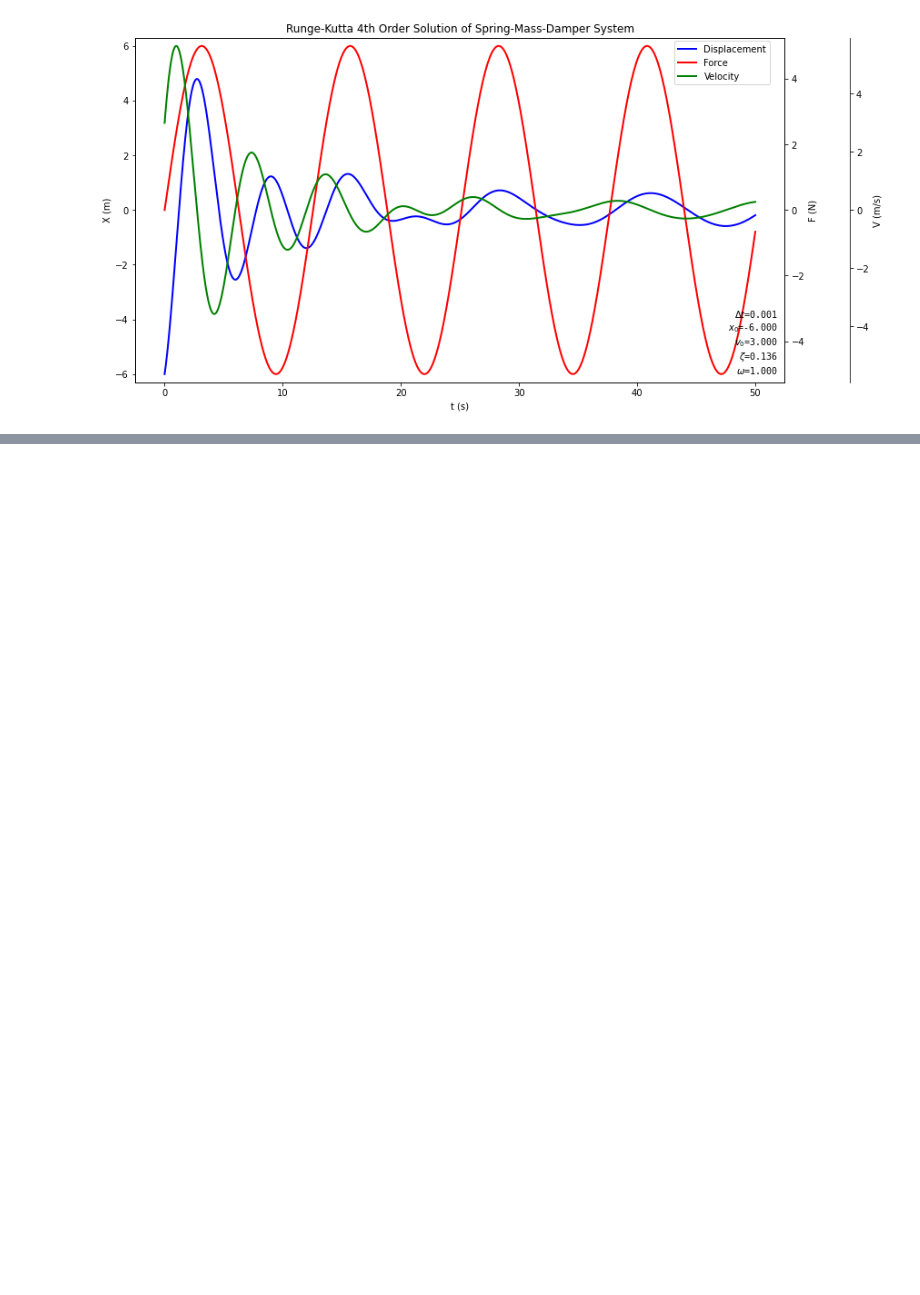
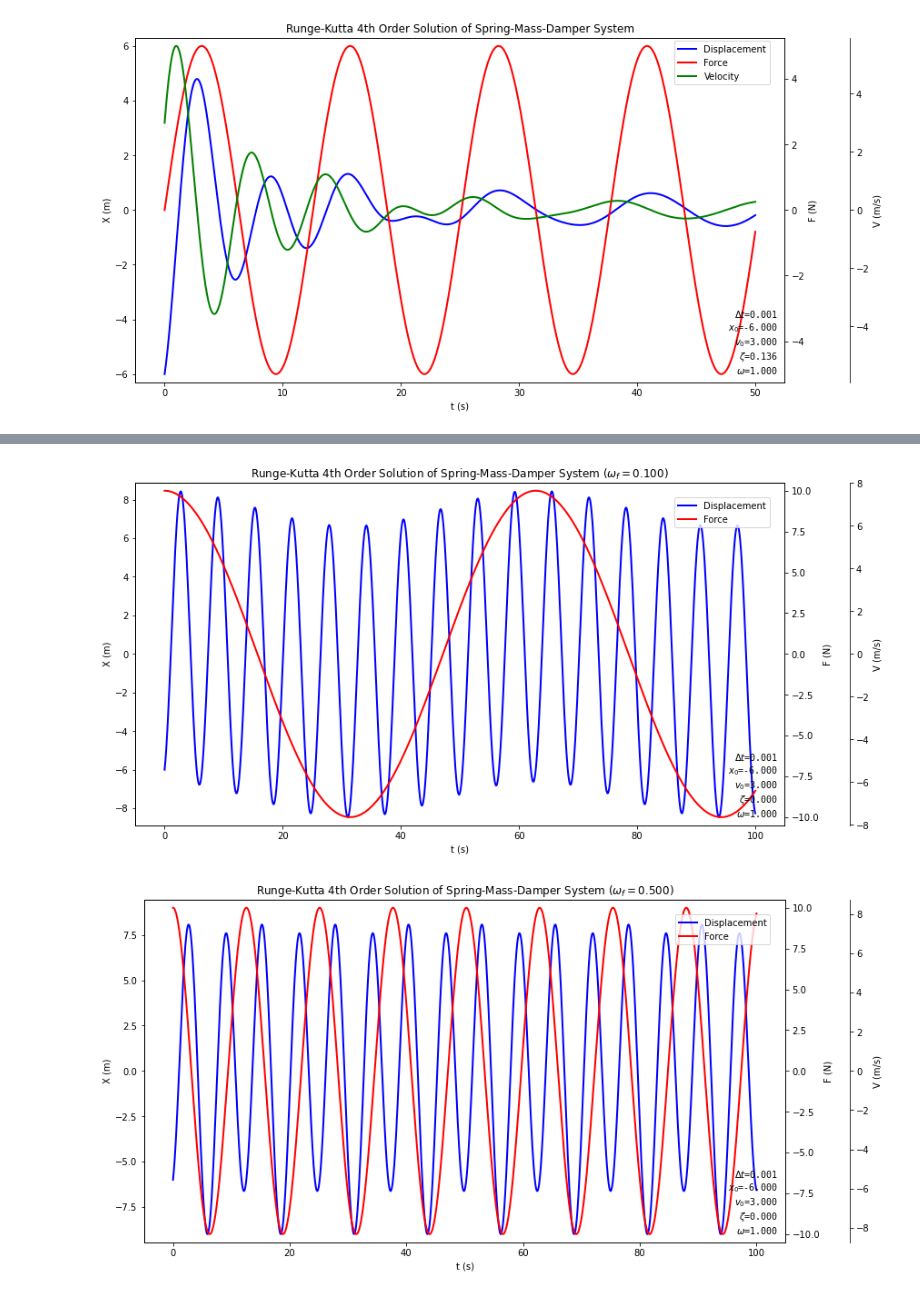
Before and after one commit to Johnathonadon/ENGR3703-Computational-Methods-, a Jupyter notebook: Johnathan_Weir_engr3703_fall2021_project.ipynb, the cells around one changed output, grey strips where cells are left out. Saved outputs shown, nothing was run; the diff lists cells and outputs as text; code cells hidden in the pictures; blank space fills up the shorter version.

```diff
--- a/Johnathan_Weir_engr3703_fall2021_project.ipynb
+++ b/Johnathan_Weir_engr3703_fall2021_project.ipynb
@@ -376,3 +408,21 @@ def time_step_size(ti, tf, dts, ft, x0, v0, m, z, o, damped):
+# %%
+def resonance_test(ti, tf, dt, x0, v0, m, z, o, results):
+    fts = [0.1, 0.5, 0.9, 1.0, 1.1, 1.5, 2.0]
+
+    for i in range(0, len(fts)):
+        #resonance frequency to test
+        of = o * fts[i]
+        #force equation (function of 'i')
+        ft = f'10*cos({of}*t[i])'
+        #simulate the system
+        [t, f, x, v] = spring_mass_damper(ti, tf, dt, ft, x0, v0, m,  z, o)
+        #plot results
+        title = f'Runge-Kutta 4th Order Solution of Spring-Mass-Damper System ($\omega_f = ${of:.3f})'
+        #check if resonance is achieved
+        if of == o:
+            title = title + f' [Resonant Frequency]'
+        my_plot_system(t, f, x, v, dt, x0, v0, z, o, results, title)
+#def resonance_test(ti, tf, dt, x0, v0, m, z, o, results)
 # %% [markdown]
 # Plot Function
 
@@ -919,0 +869,23 @@ my_plot_system(t, f, x, v, dt, x0, v0, z, o, results, title)
+# %%
+#study region
+ti = 0 #s
+tf = 100 #s
+dt = 0.001 #s
+
+#system properties
+m = 11 #kg
+b = 0 #s^-1
+k = 11 #N/m
+o = sqrt(k/m)
+z = b/(2*m*o)
+
+#initial system state
+x0 = -6 #m
+v0 = 3 #m/s
+
+#plot resonance test
+results = (1,1,0)
+resonance_test(ti, tf, dt, x0, v0, m, z, o, results)
+# %% [output]
+[figure, added]
+[figure, added]
```
Also changed, not shown: parts of 20 cells of this notebook.
